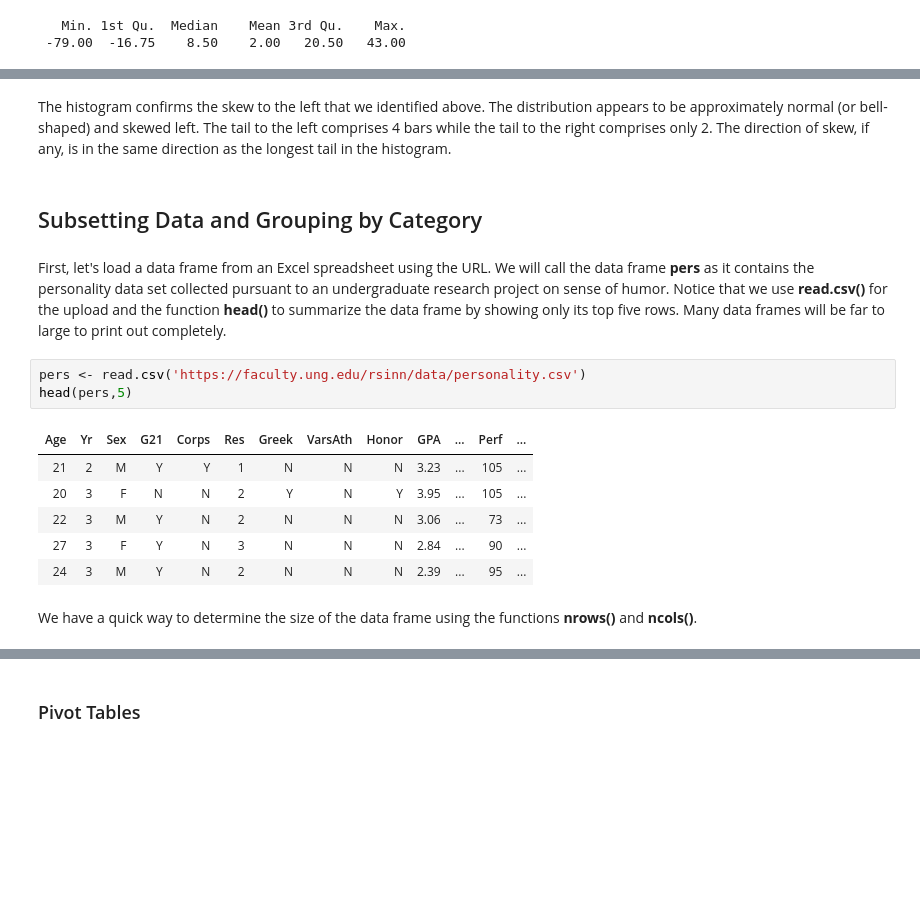
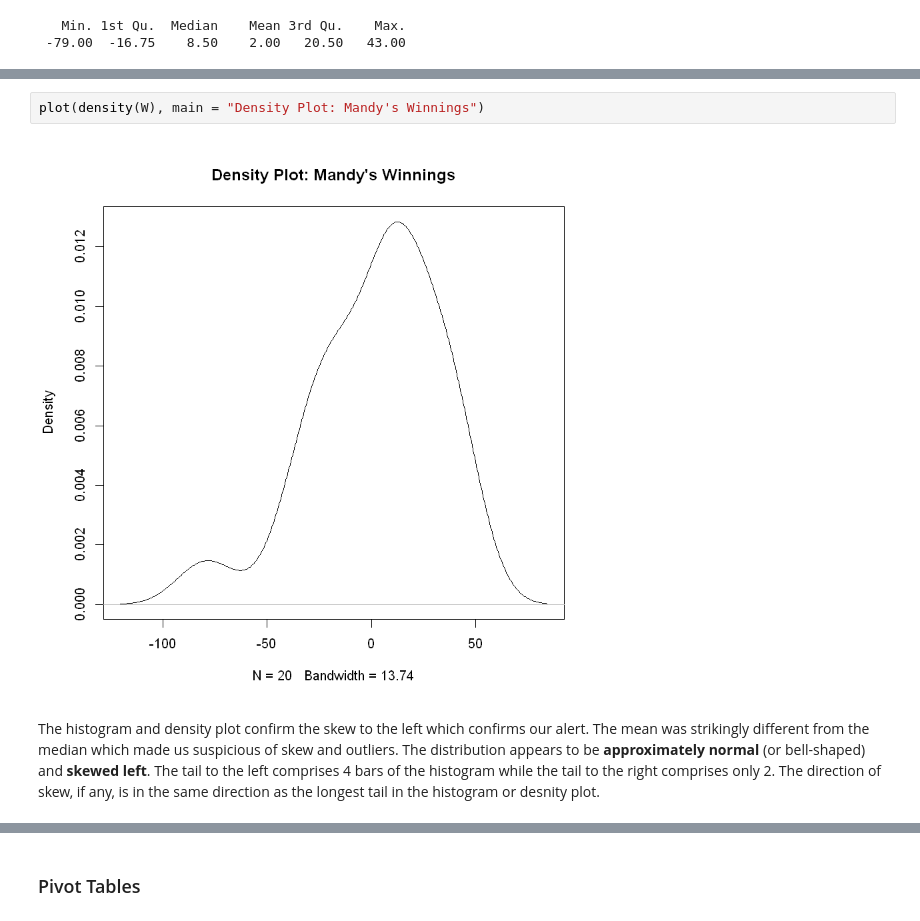
Before and after one commit to StraightDraw/probstat, a Jupyter notebook: S1.ipynb, the cells around one changed output, grey strips where cells are left out. Drawn from its saved outputs; the diff is of its cells as text; blank space fills up the shorter version.

```diff
--- a/S1.ipynb
+++ b/S1.ipynb
@@ -96,18 +112,6 @@ hist(W)
+# %%
+plot(density(W), main = "Density Plot: Mandy's Winnings")
+# %% [output]
+[figure, added]
 # %% [markdown]
-The histogram confirms the skew to the left that we identified above. The distribution appears to be approximately normal (or bell-shaped) and skewed left. The tail to the left comprises 4 bars while the tail to the right comprises only 2. The direction of skew, if any, is in the same direction as the longest tail in the histogram.
+The histogram and density plot confirm the skew to the left which confirms our alert. The mean was strikingly different from the median which made us suspicious of skew and outliers. The distribution appears to be **approximately normal** (or bell-shaped) and **skewed left**. The tail to the left comprises 4 bars of the histogram while the tail to the right comprises only 2. The direction of skew, if any, is in the same direction as the longest tail in the histogram or desnity plot.
-# %% [markdown]
-## Subsetting Data and Grouping by Category
-# %% [markdown]
-First, let's load a data frame from an Excel spreadsheet using the URL. We will call the data frame **pers** as it contains the personality data set collected pursuant to an undergraduate research project on sense of humor. Notice that we use **read.csv()** for the upload and the function **head()** to summarize the data frame by showing only its top five rows. Many data frames will be far to large to print out completely.
-# %%
-pers <- read.csv('https://faculty.ung.edu/rsinn/data/personality.csv')
-head(pers,5)
-# %% [output]
-| Age | Yr | Sex | G21 | Corps | Res | Greek | VarsAth | Honor | GPA | ... | Perf | ... |
-| 21 | 2 | M | Y | Y | 1 | N | N | N | 3.23 | ... | 105 | ... |
-| 20 | 3 | F | N | N | 2 | Y | N | Y | 3.95 | ... | 105 | ... |
-| 22 | 3 | M | Y | N | 2 | N | N | N | 3.06 | ... | 73 | ... |
-| 27 | 3 | F | Y | N | 3 | N | N | N | 2.84 | ... | 90 | ... |
-| 24 | 3 | M | Y | N | 2 | N | N | N | 2.39 | ... | 95 | ... |
-# %% [markdown]
-We have a quick way to determine the size of the data frame using the functions **nrows()** and **ncols()**.
```
Also changed, not shown: parts of 27 cells of this notebook, 18 other files.
